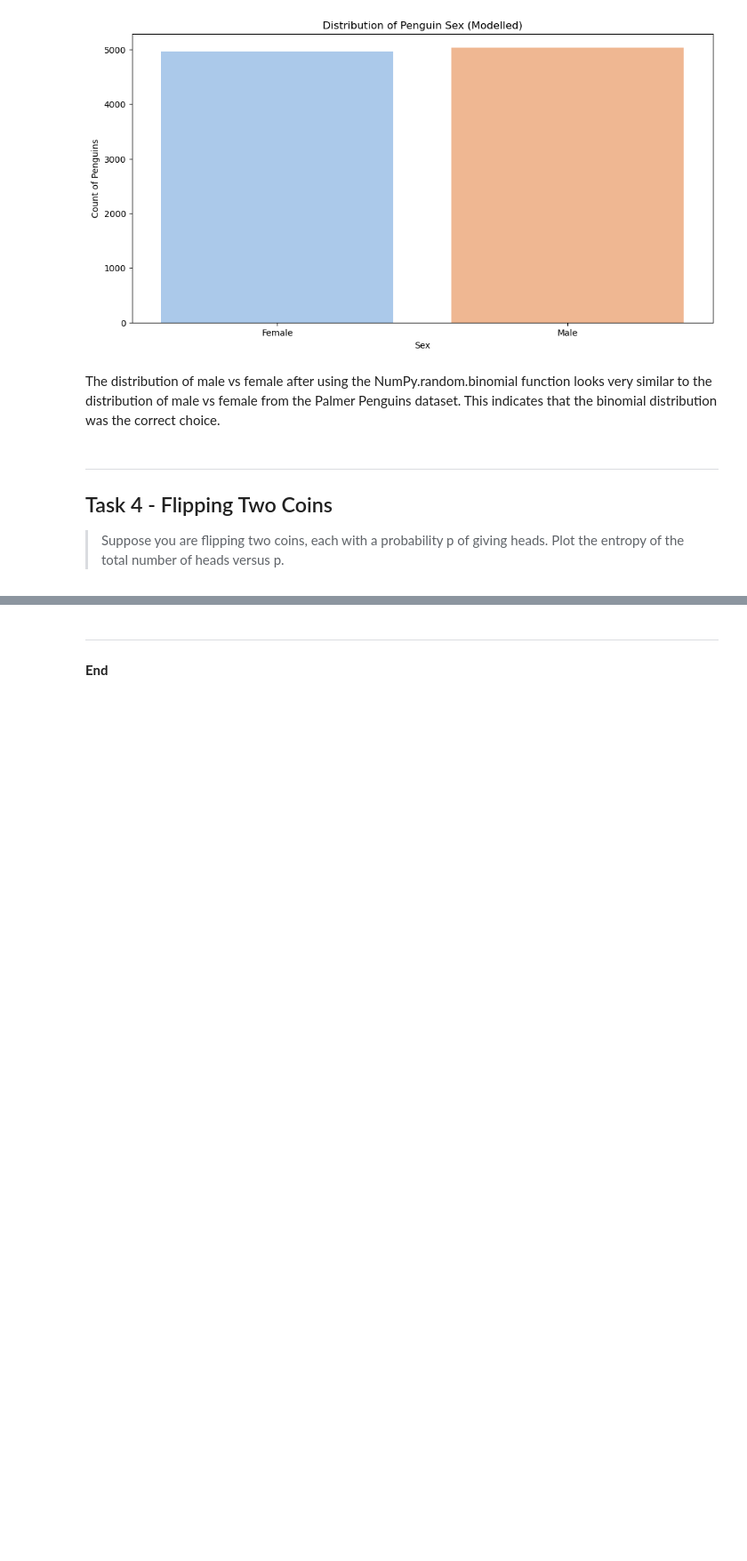
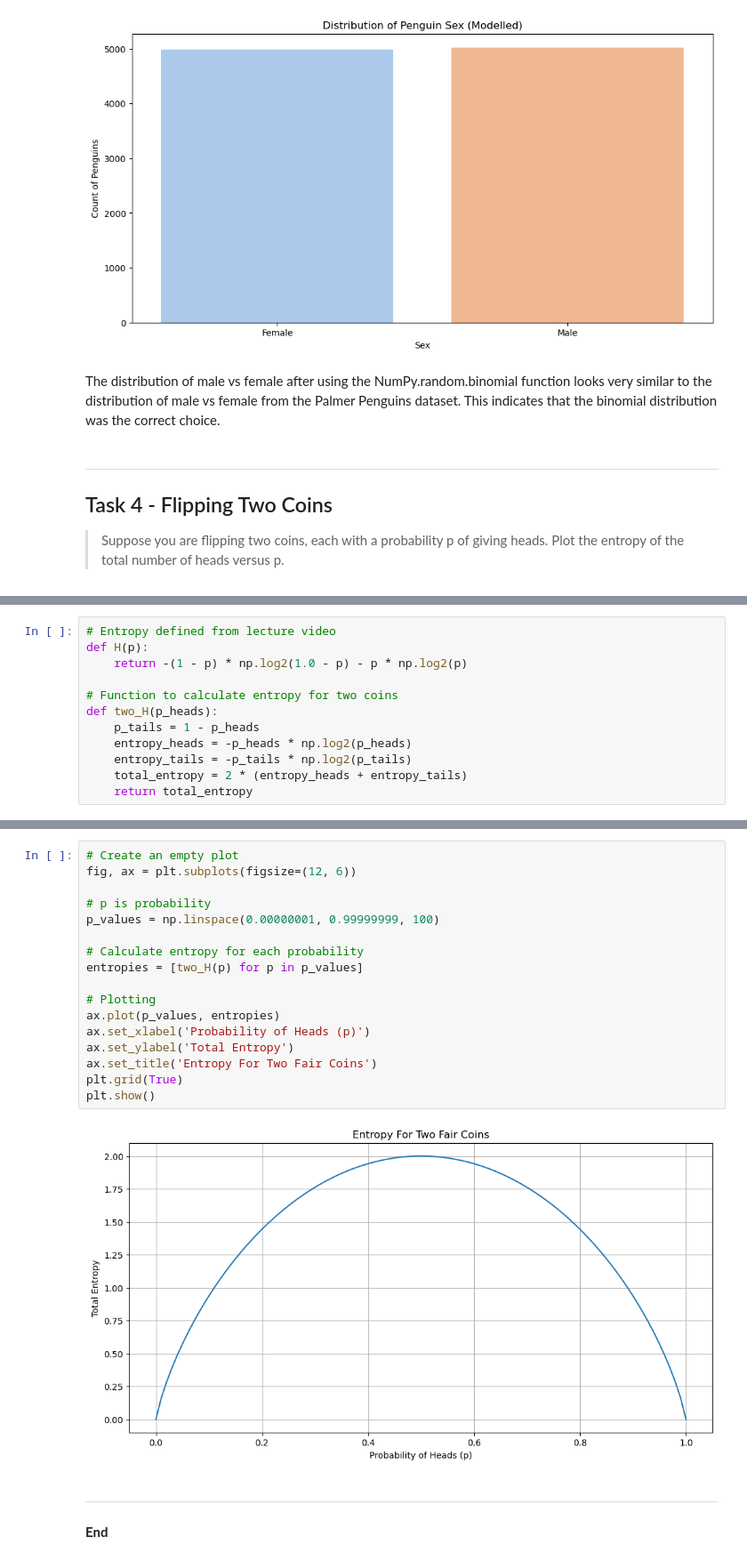
Before and after one commit to turps-pc90/fund_data, a Jupyter notebook: tasks.ipynb, the cells around one changed output, grey strips where cells are left out. Shown: that part at 89% size. Saved outputs shown, nothing was run; the diff lists cells and outputs as text; blank space fills up the shorter version.

```diff
--- a/tasks.ipynb
+++ b/tasks.ipynb
@@ -437,0 +466,12 @@ print(np.random.binomial(n,p))
+# %%
+# Entropy defined from lecture video
+def H(p):
+    return -(1 - p) * np.log2(1.0 - p) - p * np.log2(p)
+
+# Function to calculate entropy for two coins
+def two_H(p_heads):
+    p_tails = 1 - p_heads
+    entropy_heads = -p_heads * np.log2(p_heads)
+    entropy_tails = -p_tails * np.log2(p_tails)
+    total_entropy = 2 * (entropy_heads + entropy_tails)
+    return total_entropy
@@ -438,3 +493,22 @@ print(np.random.binomial(n,p))
+# %%
+# Create an empty plot
+fig, ax = plt.subplots(figsize=(12, 6))
+
+# p is probability
+p_values = np.linspace(0.00000001, 0.99999999, 100)
+
+# Calculate entropy for each probability
+entropies = [two_H(p) for p in p_values]
+
+# Plotting
+ax.plot(p_values, entropies)
+ax.set_xlabel('Probability of Heads (p)')
+ax.set_ylabel('Total Entropy')
+ax.set_title('Entropy For Two Fair Coins')
+plt.grid(True)
+plt.show()
+# %% [output]
+[figure, added]
 # %% [markdown]
 ***
 **End**
```
Also changed, not shown: parts of 9 cells of this notebook, 3 other files.
